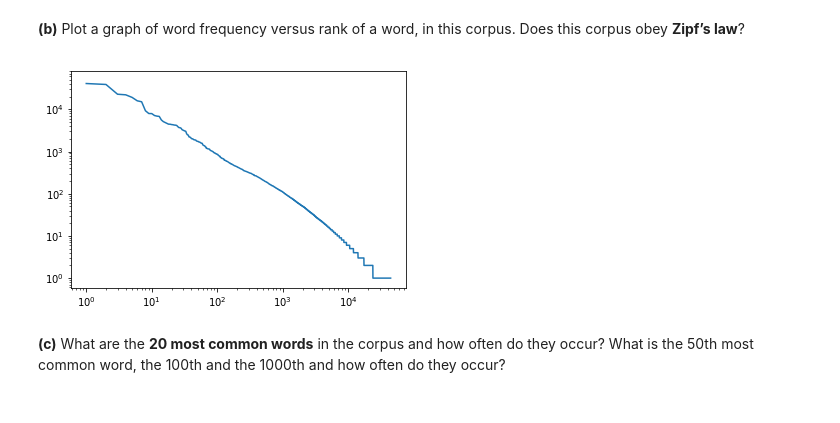
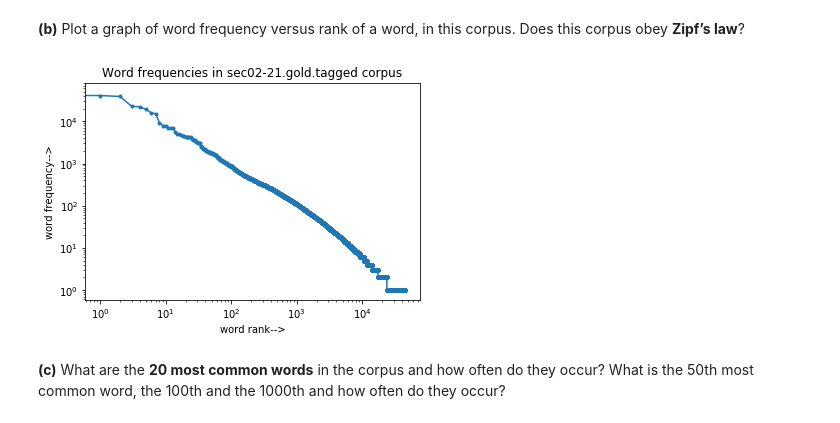
Before and after one commit to gururajraop/NLP1-2017, a Jupyter notebook: lab1/lab1.ipynb, the cells around one changed output. Drawn from its saved outputs; the diff is of its cells as text; code cells hidden in the pictures.

```diff
--- a/lab1/lab1.ipynb
+++ b/lab1/lab1.ipynb
@@ -104,12 +110,16 @@ For the rest of this exercise you should use the **original orthography** of the
 **(b)** Plot a graph of word frequency versus rank of a word, in this corpus. Does this corpus obey **Zipf’s law**?
 # %%
 token, count = zip(*counter_org.most_common())
-plt.loglog(range(len(counter_org)), count)
-
+plt.plot(range(len(counter_org)), count, marker=".")
+plt.yscale("log")
+plt.xscale("log")
+plt.ylabel("word frequency-->")
+plt.xlabel("word rank-->")
+plt.title("Word frequencies in sec02-21.gold.tagged corpus")
 
 plt.show()
 # %% [output]
-[figure, old version]
+[figure, new version]
 # %% [markdown]
 **(c)** What are the **20 most common words** in the corpus and how often do they occur? What is the 50th most common word, the 100th and the 1000th and how often do they occur?
 # %%
```
Also changed, not shown: parts of 7 cells of this notebook.
